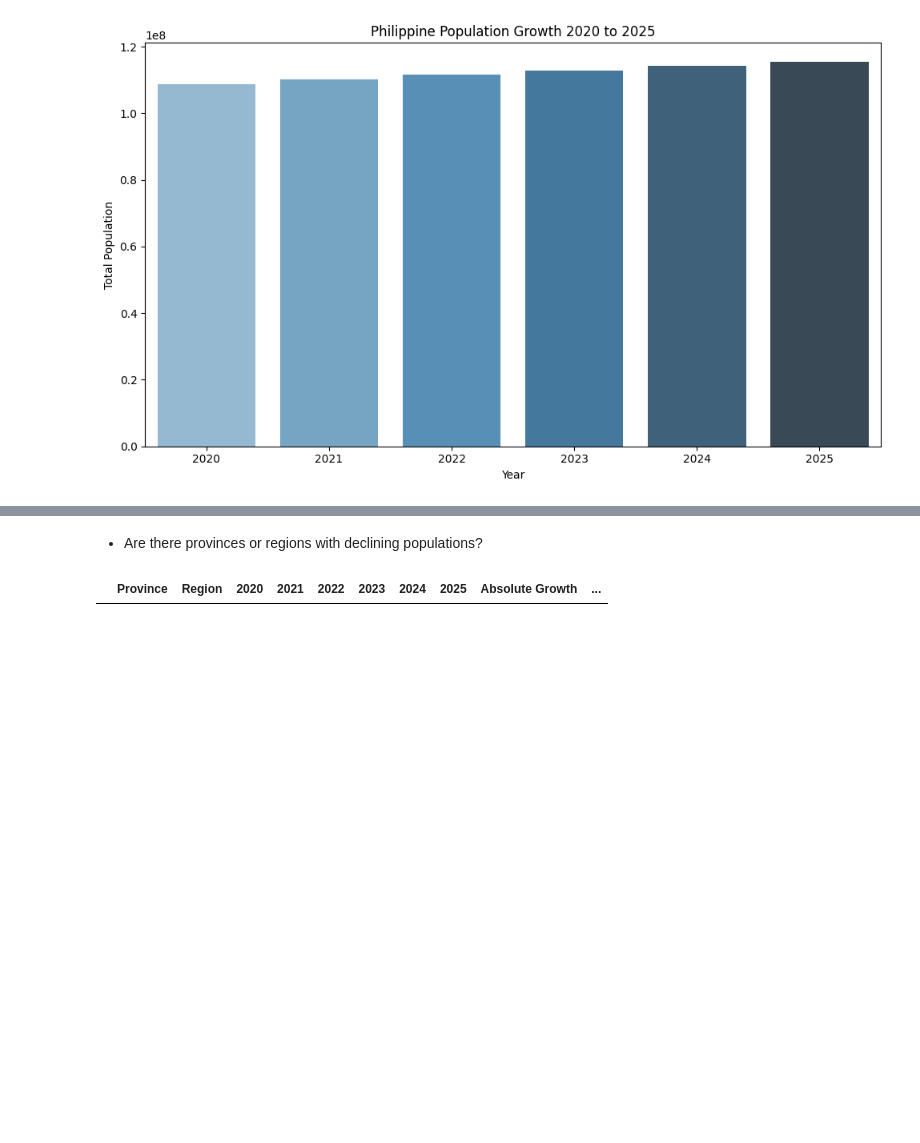
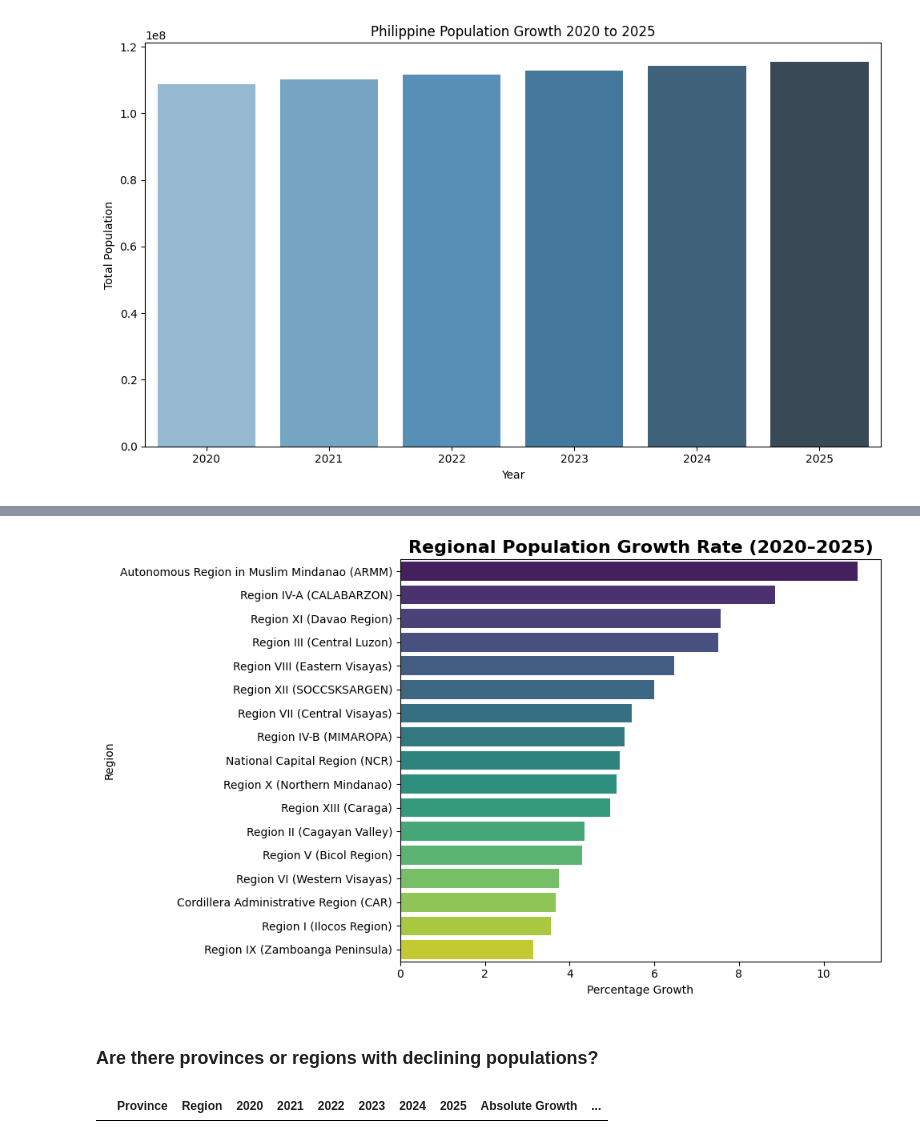
Before and after one commit to Qvyl/kaggle-notebooks, a Jupyter notebook: philippines-population-forecast.ipynb, the cells around one changed output, grey strips where cells are left out. Saved outputs shown, nothing was run; the diff lists cells and outputs as text; code cells hidden in the pictures; blank space fills up the shorter version.

```diff
--- a/philippines-population-forecast.ipynb
+++ b/philippines-population-forecast.ipynb
@@ -243,5 +233,24 @@ fig.show()
+# %%
+palette = sns.color_palette("viridis", as_cmap=True)
+
+plt.figure(figsize=(10, 6))
+sns.barplot(
+    data=region_growth_df.sort_values("Percentage Growth", ascending=False),
+    x="Percentage Growth",
+    y="Region",
+    palette="viridis"
+)
+
+plt.title("Regional Population Growth Rate (2020–2025)", fontsize=16, weight="bold", loc="center")
+plt.xlabel("Percentage Growth")
+plt.ylabel("Region")
+
+plt.tight_layout()
+plt.show()
+# %% [output]
+[figure, added]
 # %% [markdown]
--  Are there provinces or regions with declining populations?
+###  Are there provinces or regions with declining populations?
 # %%
 declining_provinces = top_province_growth[top_province_growth['Absolute Growth'] <= 0]
 declining_provinces
```
Also changed, not shown: parts of 13 cells of this notebook.
